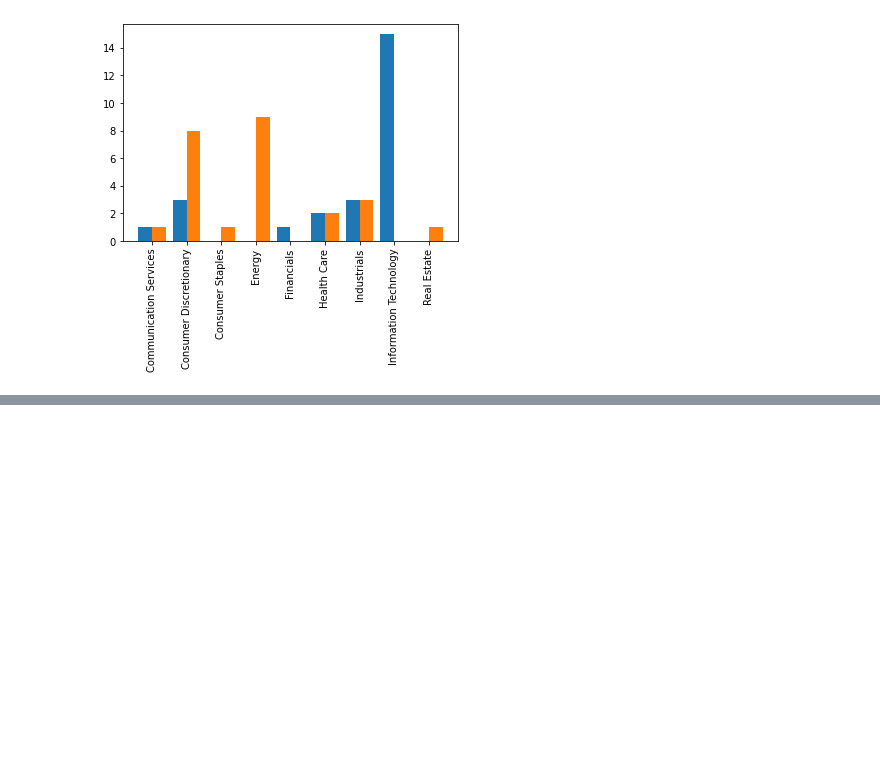
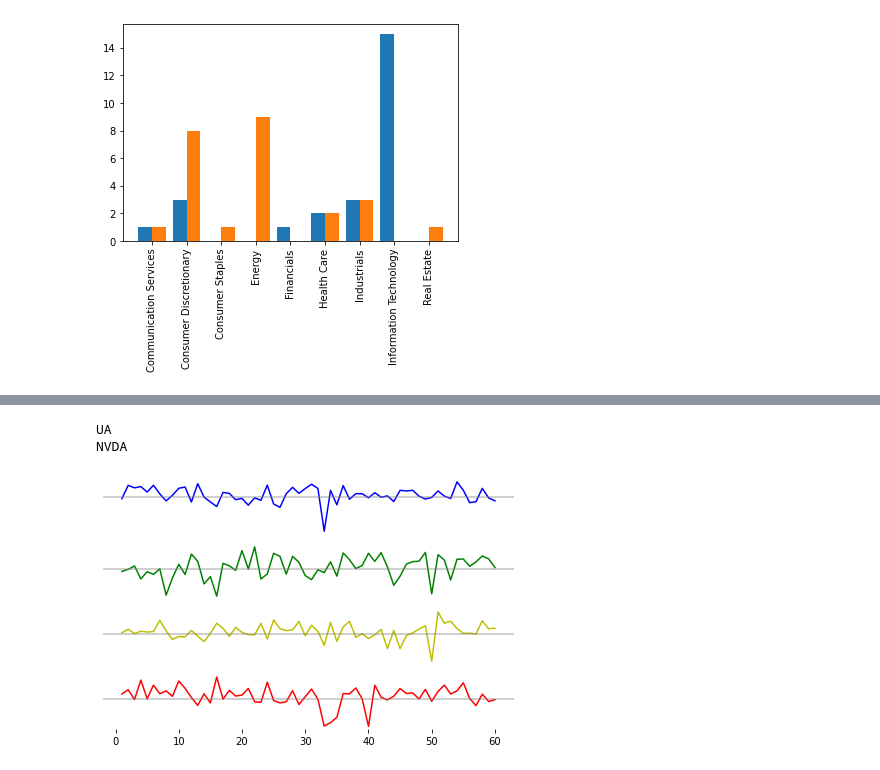
Before and after one commit to golipranayreddy/DataScience, a Jupyter notebook: DADV/DADV EXAM/DADV Exam Solution.ipynb, the cells around one changed output, grey strips where cells are left out. Cells and saved outputs as stored; diff of their text form; code cells hidden in the pictures; blank space fills up the shorter version.

```diff
--- a/DADV/DADV EXAM/DADV Exam Solution.ipynb
+++ b/DADV/DADV EXAM/DADV Exam Solution.ipynb
@@ -593,0 +712,57 @@ plt.show()
+# %%
+top4_monthly = []
+top2_monthly = []
+top2_monthly.append(Top_25_monthly_gain_names_list[0])
+top2_monthly.append(Top_25_monthly_gain_names_list[1])
+
+top4_monthly.append(Top_25_monthly_gain_names_list[0])
+top4_monthly.append(Top_25_monthly_gain_names_list[1])
+top4_monthly.append(Top_25_monthly_gain_names_list[2])
+top4_monthly.append(Top_25_monthly_gain_names_list[3])
+
+for each in top2_monthly:
+    print(corr_matrix_monthly[each].sort_values().index[0])
+
+top4_gain_or_loss_values = []
+
+for each1 in top4_monthly:
+    top4_gain_or_loss_values.append(monthly_gain_or_loss_dict[each1]['Gain_Or_Loss'])
+
+
+
+fig = plt.figure()
+ax1 = fig.add_subplot(411)
+ax1.plot(top4_gain_or_loss_values[0], 'b-')
+ax1.axhline(c='grey', alpha=0.5)
+
+ax2 = fig.add_subplot(412, sharex=ax1)
+ax2.plot(top4_gain_or_loss_values[1], 'g-')
+ax2.axhline(c='grey', alpha=0.5)
+
+ax3 = fig.add_subplot(413, sharex=ax1)
+ax3.plot(top4_gain_or_loss_values[2], 'y-')
+ax3.axhline(c='grey', alpha=0.5)
+
+ax4 = fig.add_subplot(414, sharex=ax1)
+ax4.plot(top4_gain_or_loss_values[3], 'r-')
+ax4.axhline(c='grey', alpha=0.5)
+
+
+for axes in [ax1, ax2, ax3, ax4]:
+    plt.setp(axes.get_xticklabels(), visible=False)
+    plt.setp(axes.get_yticklabels(), visible=False)
+    plt.setp(axes.get_xticklines(), visible=False)
+    plt.setp(axes.get_yticklines(), visible=False)
+    plt.setp(axes.spines.values(), visible=False)
+
+plt.setp(ax4.get_xticklabels(), visible=True)
+plt.setp(ax4.get_xticklines(), visible=True)
+ax4.xaxis.tick_bottom()
+
+plt.tight_layout()
+
+plt.savefig("spark_monthly.pdf")
+# %% [output]
+UA
+NVDA
+[figure, added]
```
Also changed, not shown: parts of 6 cells of this notebook, 16 other files.
